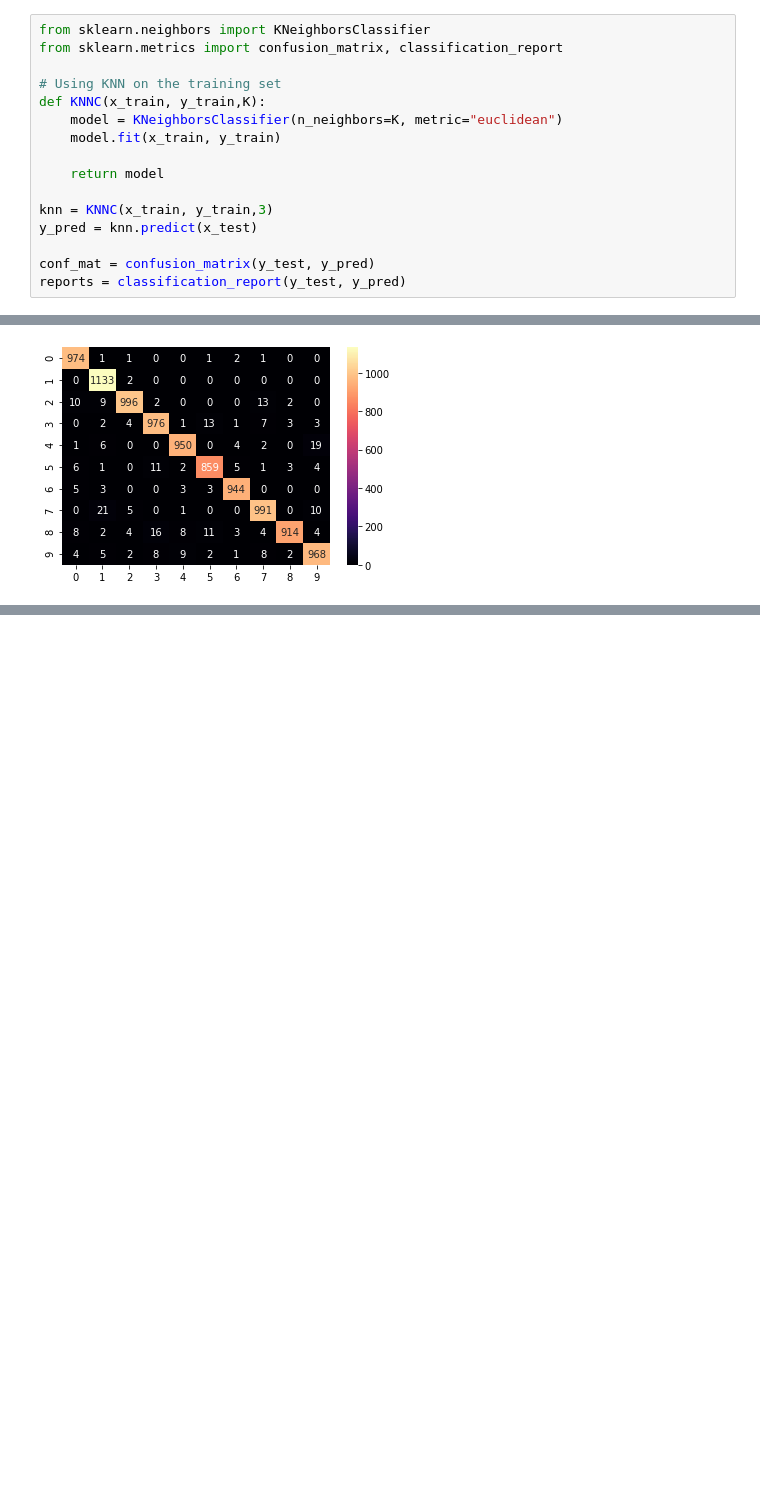
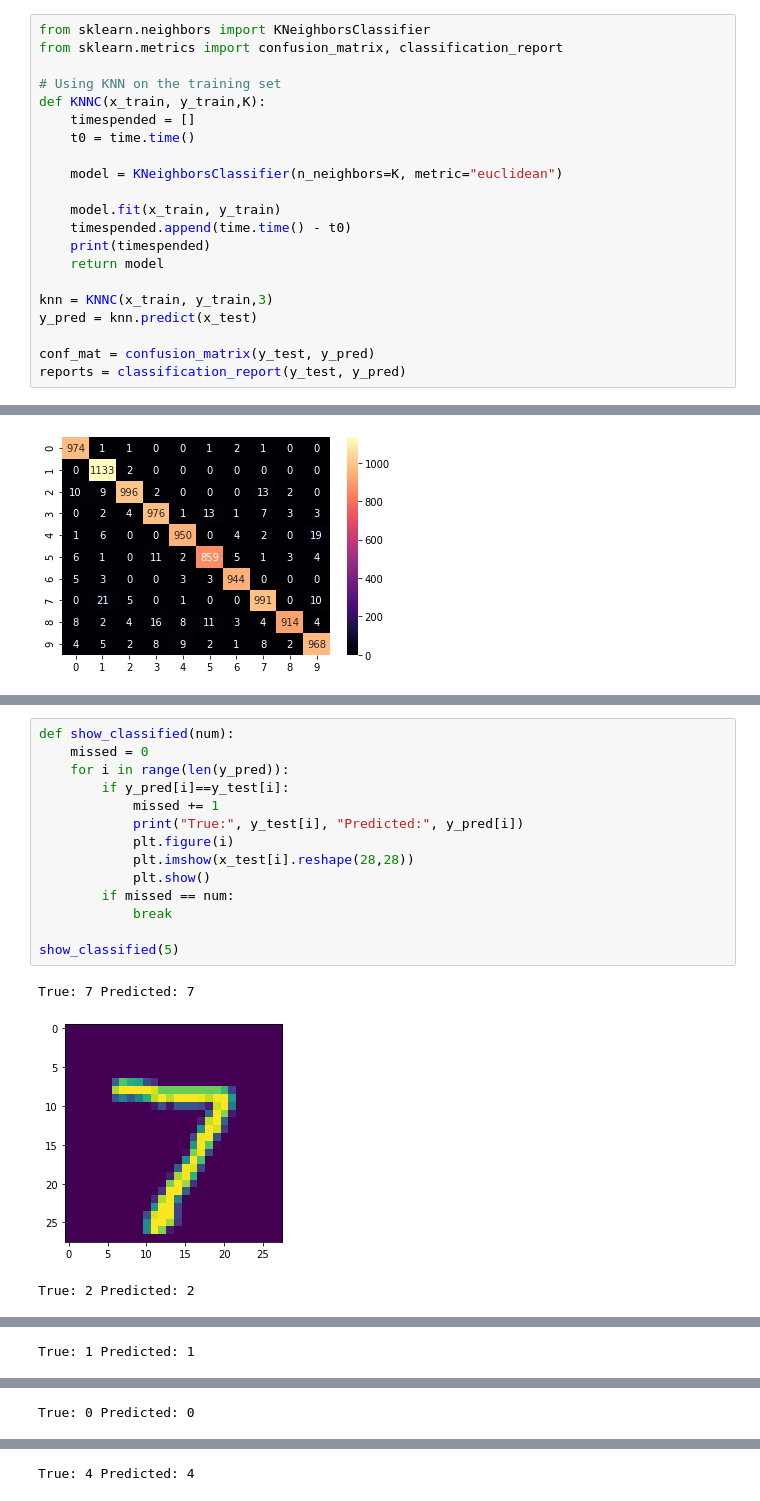
Before and after one commit to emilhaugstvedt/TTK4275, a Jupyter notebook: MNIST/mnist_classification.ipynb, the cells around one changed output, grey strips where cells are left out. Drawn from its saved outputs; the diff is of its cells as text; blank space fills up the shorter version.

```diff
--- a/MNIST/mnist_classification.ipynb
+++ b/MNIST/mnist_classification.ipynb
@@ -34,9 +33,14 @@ from sklearn.metrics import confusion_matrix, classification_report
 
 # Using KNN on the training set
 def KNNC(x_train, y_train,K):
+    timespended = []
+    t0 = time.time()
+
     model = KNeighborsClassifier(n_neighbors=K, metric="euclidean")
+
     model.fit(x_train, y_train)
-
+    timespended.append(time.time() - t0)
+    print(timespended)
     return model
 
 knn = KNNC(x_train, y_train,3)
@@ -94,3 +100,21 @@ True: 4 Predicted: 9
 [figure]
 True: 3 Predicted: 5
 [figure]
+# %%
+def show_classified(num):
+    missed = 0
+    for i in range(len(y_pred)):
+        if y_pred[i]==y_test[i]:
+            missed += 1
+            print("True:", y_test[i], "Predicted:", y_pred[i])
+            plt.figure(i)
+            plt.imshow(x_test[i].reshape(28,28))
+            plt.show()
+        if missed == num:
+            break
+
+show_classified(5)
+# %% [output]
+True: 7 Predicted: 7
+[figure, added]
+True: 2 Predicted: 2
@@ -96,0 +122 @@ True: 3 Predicted: 5
+True: 1 Predicted: 1
@@ -96,0 +124 @@ True: 3 Predicted: 5
+True: 0 Predicted: 0
@@ -96,0 +126 @@ True: 3 Predicted: 5
+True: 4 Predicted: 4
```
Also changed, not shown: parts of 5 cells of this notebook, 2 other files.
